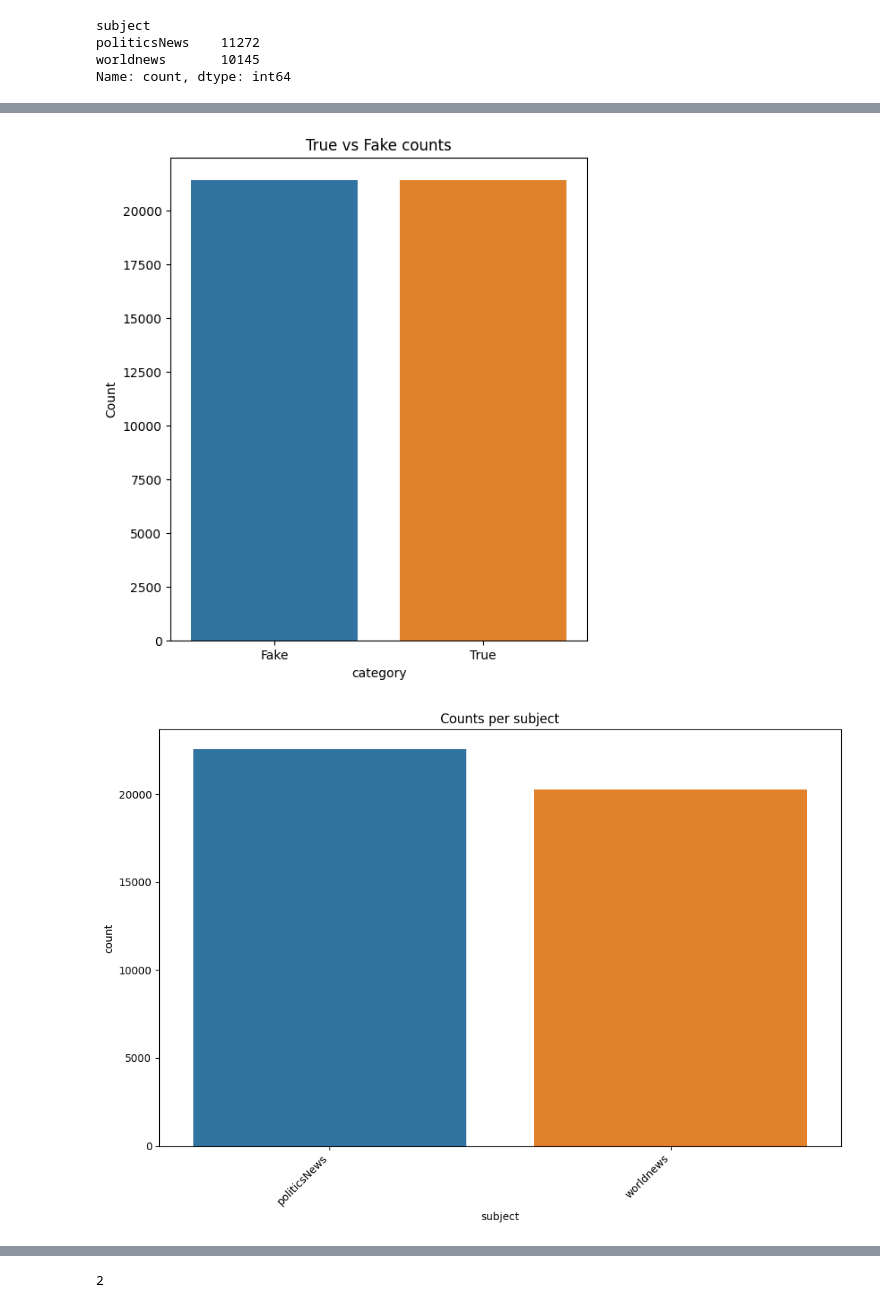
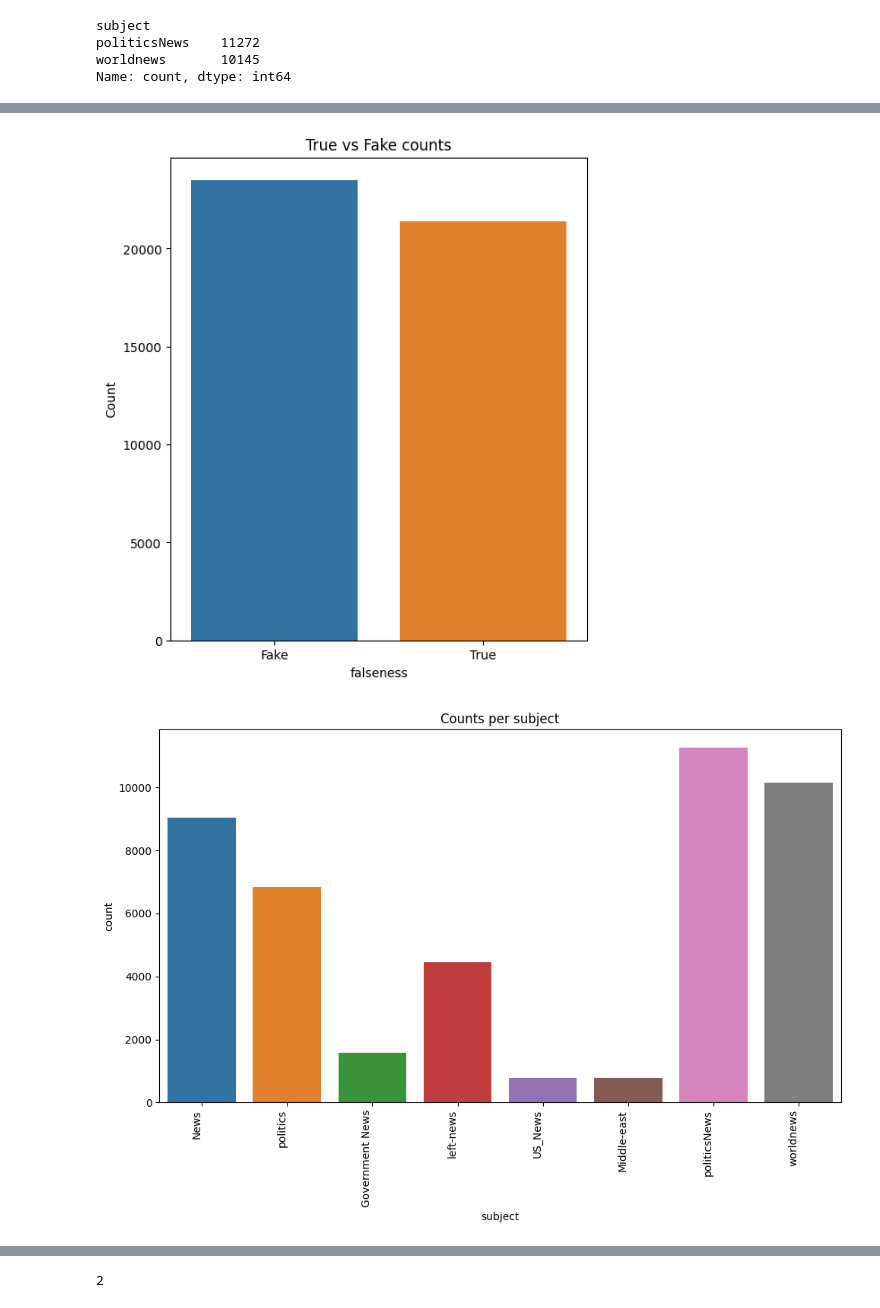
Before and after one commit to mohammadkhoubrou/fake-news-detection, a Jupyter notebook: FNdet.ipynb, the cells around one changed output, grey strips where cells are left out. Saved outputs shown, nothing was run; the diff lists cells and outputs as text; code cells hidden in the pictures.

```diff
--- a/FNdet.ipynb
+++ b/FNdet.ipynb
@@ -20,7 +20,7 @@ for dirname, _, filenames in os.walk('/kaggle/input'):
 /kaggle/input/fake-and-real-news-dataset/True.csv
 /kaggle/input/fake-and-real-news-dataset/Fake.csv
 # %%
-fake = pd.read_csv("/kaggle/input/fake-and-real-news-dataset/True.csv")
+fake = pd.read_csv("/kaggle/input/fake-and-real-news-dataset/Fake.csv")
 true = pd.read_csv("/kaggle/input/fake-and-real-news-dataset/True.csv")
 # %%
 fake.head()
@@ -46,6 +50,6 @@ politicsNews    11272
 worldnews       10145
 Name: count, dtype: int64
 # %%
-fake["category"] = 1
-true["category"] = 0
+fake["falseness"] = 1
+true["falseness"] = 0
 # %%
@@ -79,22 +87,22 @@ import seaborn as sns
 import matplotlib.pyplot as plt
 
 df2 = df.copy()
-df2['category'] = df2['category'].map({0: 'True', 1: 'Fake'})
+df2['falseness'] = df2['falseness'].map({0: 'True', 1: 'Fake'})
 
 plt.figure(figsize=(6,7))
-ax = sns.countplot(x='category', data=df2)
+ax = sns.countplot(x='falseness', data=df2)
 ax.set_ylabel('Count')
 ax.set_title('True vs Fake counts')
 plt.show()
 # %% [output]
-[figure, old version]
+[figure, new version]
 # %%
 plt.figure(figsize=(10,7))
-sns.countplot(x='subject', data=df)         # pass column name + data
-plt.xticks(rotation=45, ha='right')         # rotate if labels overlap
+sns.countplot(x='subject', data=df)
+plt.xticks(rotation=90, ha='right')
 plt.title('Counts per subject')
 plt.tight_layout()
 plt.show()
 # %% [output]
-[figure, old version]
+[figure, new version]
 # %%
```
Also changed, not shown: parts of 31 cells of this notebook.
